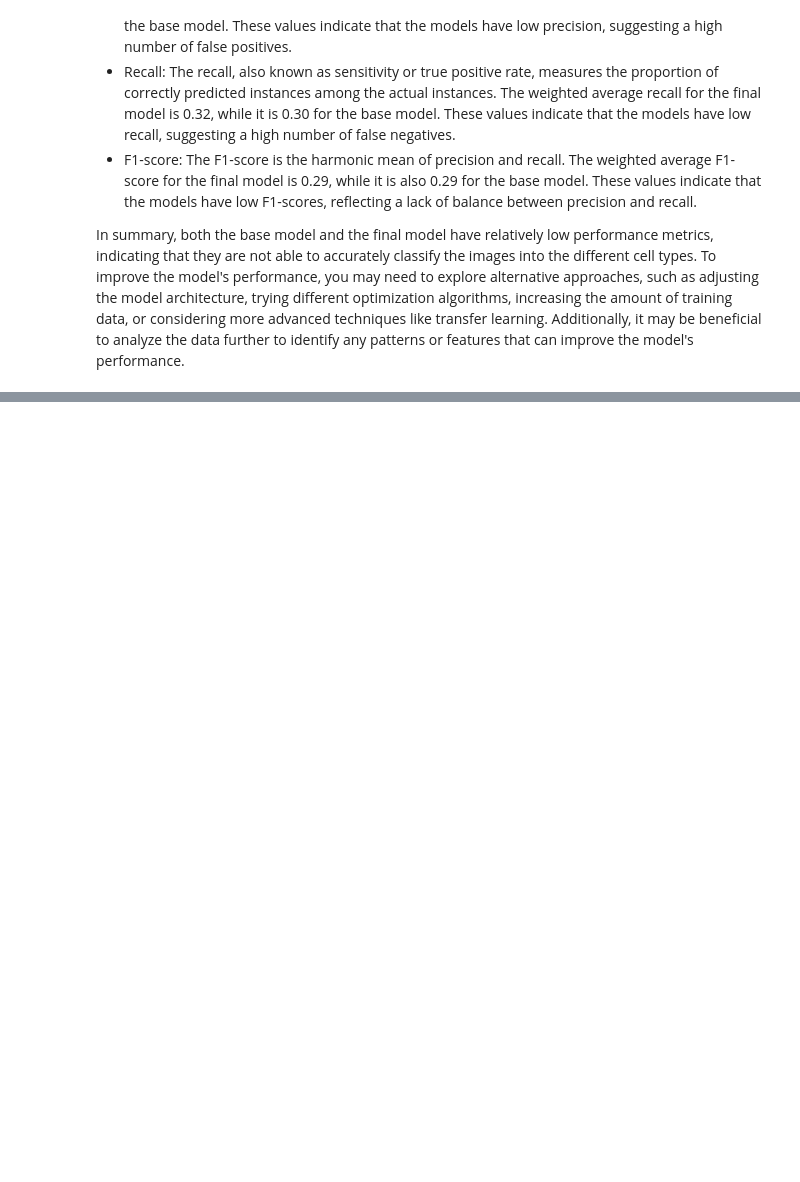
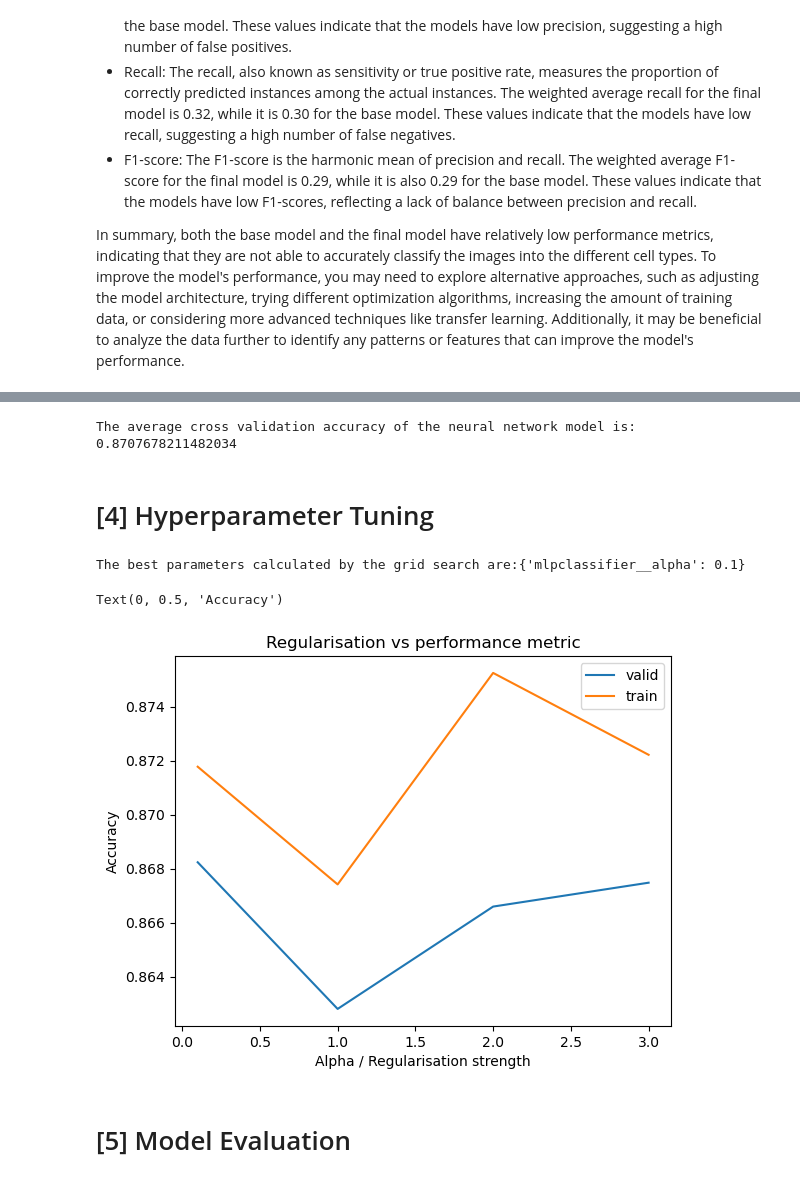
Before and after one commit to AmiruC/Machine-Learning-Cancer-Classification-Model, a Jupyter notebook: notebooks/notebook.ipynb, the cells around one changed output, grey strips where cells are left out. Cells and saved outputs as stored; diff of their text form; code cells hidden in the pictures; blank space fills up the shorter version.

```diff
--- a/notebooks/notebook.ipynb
+++ b/notebooks/notebook.ipynb
@@ -608,0 +692,7 @@ In summary, both the base model and the final model have relatively low performa
+# %%
+# Do train test split
+# Cross validation will be done on the testing split, therefore test behaves as holdout
+
+from sklearn.model_selection import train_test_split
+
+X_train, X_test, y_train, y_test = train_test_split(images, target, test_size=0.2, random_state=0)
@@ -608,0 +720,42 @@ In summary, both the base model and the final model have relatively low performa
+# %%
+# Fit a sample neural model
+
+from sklearn.neural_network import MLPClassifier
+
+neural = make_pipeline(MinMaxScaler(), MLPClassifier(hidden_layer_sizes=(100), solver='sgd', early_stopping=True))
+neural_scores = cross_validate(neural, X_train, y_train, scoring='accuracy', cv=3)
+print(f"The average cross validation accuracy of the neural network model is: {neural_scores['test_score'].mean()}")
+# %% [output]
+The average cross validation accuracy of the neural network model is: 0.8707678211482034
+# %% [markdown]
+# [4] Hyperparameter Tuning
+# %%
+# Hypertune neural network model
+
+from sklearn.model_selection import GridSearchCV
+
+parameters = {
+    'mlpclassifier__alpha': [0.1, 1, 2, 3],
+    'mlpclassifier__hidden_layer_sizes': [100, 200],
+    'mlpclassifier__learning_rate_init': [0.01, 0.1],
+}
+
+hyper = GridSearchCV(make_pipeline(MinMaxScaler(), MLPClassifier(solver='sgd', early_stopping=True)), param_grid=parameters, scoring='accuracy', cv=3, return_train_score=True)
+hyper.fit(X_train, y_train)
+hyper_scores = hyper.cv_results_
+# %% [output]
+The best parameters calculated by the grid search are:{'mlpclassifier__alpha': 0.1}
+# %%
+# Show the impact of regularisation on the model
+
+plt.plot(hyper_scores['param_mlpclassifier__alpha'], hyper_scores['mean_test_score'], label='valid')
+plt.plot(hyper_scores['param_mlpclassifier__alpha'], hyper_scores['mean_train_score'], label='train')
+plt.legend()
+plt.title('Regularisation vs performance metric')
+plt.xlabel('Alpha / Regularisation strength')
+plt.ylabel('Accuracy')
+# %% [output]
+Text(0, 0.5, 'Accuracy')
+[figure, added]
+# %% [markdown]
+# [5] Model Evaluation
```
Also changed, not shown: parts of 10 cells of this notebook.
